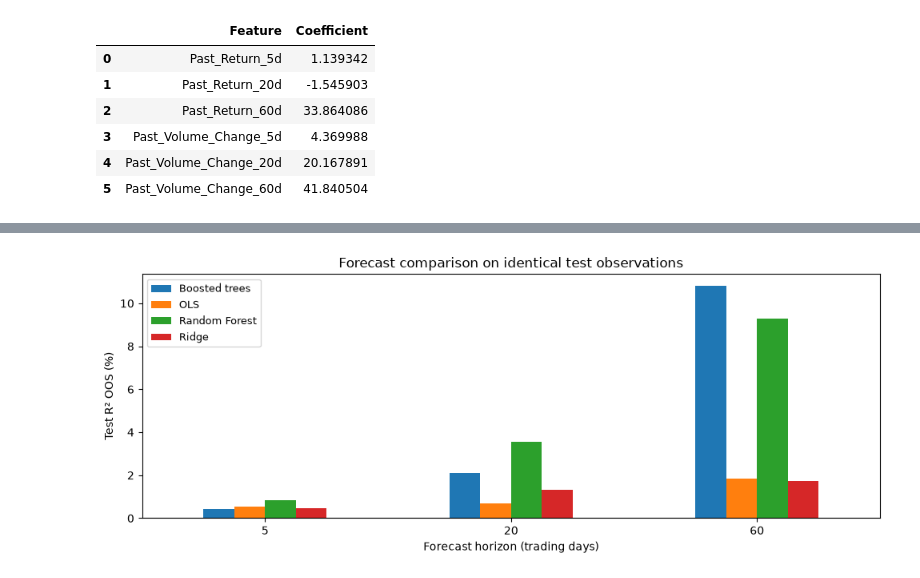
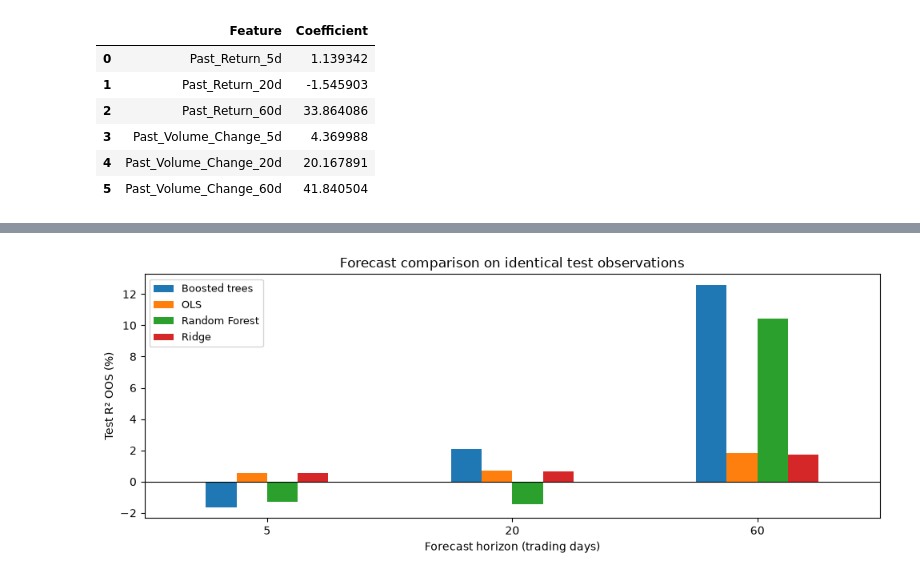
Before and after one commit to henricvsb/Finance-with-Big-Data-Lab-Sessions, a Jupyter notebook: #4/PCLAB#4 - Group 2 - Henricus Bracht Erdem Bayrakcioglu Leonard Fischbach.ipynb, the cells around one changed output, grey strips where cells are left out. Drawn from its saved outputs; the diff is of its cells as text; code cells hidden in the pictures.

```diff
--- a/#4/PCLAB#4 - Group 2 - Henricus Bracht Erdem Bayrakcioglu Leonard Fischbach.ipynb
+++ b/#4/PCLAB#4 - Group 2 - Henricus Bracht Erdem Bayrakcioglu Leonard Fischbach.ipynb
@@ -381,6 +224,9 @@ plt.show()
 ### 1.4 Summary statistics
 # %%
 summary_rows = []
+
+stocks = [col for col in price_norm_df.columns
+          if col not in ["Date"]]
 
 for stock in stocks:
 
@@ -1472,26 +1187,26 @@ assert not attention_panel.loc[attention_panel["Date"].between("2017-09-01", "20
 attention_rows, coverage_rows = [], []
 for h in forecast_horizons:
     target = f"Future_Return_{h}d"
-    columns = selected_features[h]
+    columns = feature_sets["+ Market + trend/risk"]
     frame = attention_panel.dropna(subset=columns + ["Attention", target, f"Target_Date_{h}d"])
-    fit, valid, train, test = chronological_split(frame, h)
+    train = frame.loc[frame[f"Target_Date_{h}d"] < split_date]
+    test = frame.loc[frame["Date"] >= split_date]
+    assert train[f"Target_Date_{h}d"].max() < test["Date"].min()
     coverage_rows.append({"Horizon": h, "Train rows": len(train), "Test rows": len(test),
                          "Train dates": train["Date"].nunique(), "Test dates": test["Date"].nunique(),
                          "Test coverage (%)": 100 * len(test) / len(test_data[h])})
-    for label, predictors in {"OLS, matched sample": columns,
-                              "OLS + attention": columns + ["Attention"]}.items():
+    for label, predictors in {"OLS (2.6), matched sample": columns,
+                              "OLS (2.6) + attention": columns + ["Attention"]}.items():
         model = make_pipeline(MinMaxScaler(), LinearRegression())
-        model.fit(fit[predictors], fit[target])
-        valid_loss = mean_squared_error(valid[target], model.predict(valid[predictors]))
         model.fit(train[predictors], train[target])
-        attention_rows.append({"Horizon": h, "Model": label, "Validation MSE": valid_loss,
+        attention_rows.append({"Horizon": h, "Model": label,
                                **score_forecast(test[target], model.predict(test[predictors]))})
 attention_results = pd.DataFrame(attention_rows)
 display(pd.DataFrame(coverage_rows).round(2))
 display(attention_results.round(3))
 
 attention_gain = attention_results.pivot(index="Horizon", columns="Model", values="R2_OOS (%)")
-attention_gain["Change (percentage points)"] = attention_gain["OLS + attention"] - attention_gain["OLS, matched sample"]
+attention_gain["Change (percentage points)"] = attention_gain["OLS (2.6) + attention"] - attention_gain["OLS (2.6), matched sample"]
 display(attention_gain.round(3))
 
 fig, ax = plt.subplots(figsize=(11, 3.5))
@@ -1541,49 +1249,56 @@ We use the same validation-selected features and exact train/test rows as the ex
 # %%
-tree_tuning_rows = []
+validation_date = pd.Timestamp(all_dates[int(split_index * 0.80)])
+print(f"Tree validation starts: {validation_date.date()}; test starts: {split_date.date()}")
+
+fitted_models, tree_validation_scores = {}, {}
+model_rows, tree_tuning_rows, split_rows = [], [], []
 for h in forecast_horizons:
     target = f"Future_Return_{h}d"
-    columns = selected_features[h]
-    fit, valid, train, test = chronological_split(extended_dfs[h], h)
-    tree_candidates = {
-        "Random Forest": [
-            (f"depth={depth}, leaf=100", RandomForestRegressor(
-                n_estimators=150, max_depth=depth, min_samples_leaf=100,
-                max_features=0.8, random_state=RANDOM_SEED, n_jobs=1))
-            for depth in [2, 3]
-        ],
-        "Boosted trees": [
-            (f"depth={depth}, leaf=100", GradientBoostingRegressor(
-                n_estimators=100, learning_rate=0.03, max_depth=depth,
-                min_samples_leaf=100, random_state=RANDOM_SEED))
-            for depth in [1, 2]
-        ]
-    }
-    for label, candidates in tree_candidates.items():
-        trials = []
-        for setting, estimator in candidates:
-            estimator.fit(fit[columns], fit[target])
-            loss = mean_squared_error(valid[target], estimator.predict(valid[columns]))
-            trials.append((loss, setting, estimator))
-            tree_tuning_rows.append({"Horizon": h, "Model": label, "Setting": setting,
-                                     "Validation MSE": loss})
-        loss, setting, model = min(trials, key=lambda item: item[0])
+    target_date = f"Target_Date_{h}d"
+    frame = model_dfs[h]
+    train, test = train_data[h], test_data[h]
+    fit = frame.loc[frame[target_date] < validation_date]
+    valid = frame.loc[(frame["Date"] >= validation_date) & (frame[target_date] < split_date)]
+    assert len(fit) and len(valid) and len(test)
+    assert fit[target_date].max() < valid["Date"].min()
+    assert train[target_date].max() < test["Date"].min()
+    split_rows.append({"Horizon": h, "Tree fit rows": len(fit), "Validation rows": len(valid),
+                       "Final refit rows": len(train), "Test rows": len(test)})
+    columns = feature_cols
+    fitted_models[h], tree_validation_scores[h] = {}, {}
+
+    # Reproduce the original Task 2 models as fixed references, with no validation tuning.
+    for label, estimator in {"OLS": LinearRegression(), "Ridge": Ridge(alpha=1.0)}.items():
+        model = make_pipeline(MinMaxScaler(), estimator)
         model.fit(train[columns], train[target])
         prediction = model.predict(test[columns])
-        fitted_models[h][label], test_predictions[h][label] = model, prediction
-        validation_scores[h][label], model_settings[h][label] = loss, setting
-        model_rows.append({"Horizon": h, "Model": label, "Features": selected_feature_names[h],
-                           "Setting": setting, "Validation MSE": loss,
+        fitted_models[h][label] = model
+        model_rows.append({"Horizon": h, "Model": label,
+                           "Setting": "Original" if label == "OLS" else "alpha=1.0",
+                           **score_forecast(test[target], prediction)})
+    for label in ["Random Forest", "Boosted trees"]:
+        params = TREE_CONFIGS[h][label]
+        model = make_tree(label, params)
+        model.fit(fit[columns], fit[target])
+        loss = mean_squared_error(valid[target], model.predict(valid[columns]))
+        tree_tuning_rows.append({"Horizon": h, "Model": label,
+                                 "Setting": str(params), "Validation MSE": loss})
+        model.fit(train[columns], train[target])
+        prediction = model.predict(test[columns])
+        fitted_models[h][label] = model
+        tree_validation_scores[h][label] = loss
+        model_rows.append({"Horizon": h, "Model": label, "Setting": str(params),
                            **score_forecast(test[target], prediction)})
 
-model_results = pd.DataFrame(model_rows).sort_values(["Horizon", "Validation MSE"])
+model_results = pd.DataFrame(model_rows).sort_values(["Horizon", "Model"])
+display(pd.DataFrame(split_rows))
 display(pd.DataFrame(tree_tuning_rows).round(3))
 display(model_results.round(3))
 
-selected_tree = {h: min(["Random Forest", "Boosted trees"], key=lambda name: validation_scores[h][name])
+selected_tree = {h: min(["Random Forest", "Boosted trees"], key=lambda name: tree_validation_scores[h][name])
                  for h in forecast_horizons}
 selection = pd.DataFrame([{
-    "Horizon": h, "Selected features": selected_feature_names[h],
-    "Best model on validation": min(validation_scores[h], key=validation_scores[h].get),
+    "Horizon": h, "Features": "Original six",
     "Tree used in Task 4": selected_tree[h]
 } for h in forecast_horizons])
 display(selection)
@@ -1631 +1345 @@ plt.show()
-[figure, old version]
+[figure, new version]
```
Also changed, not shown: parts of 46 cells of this notebook.
